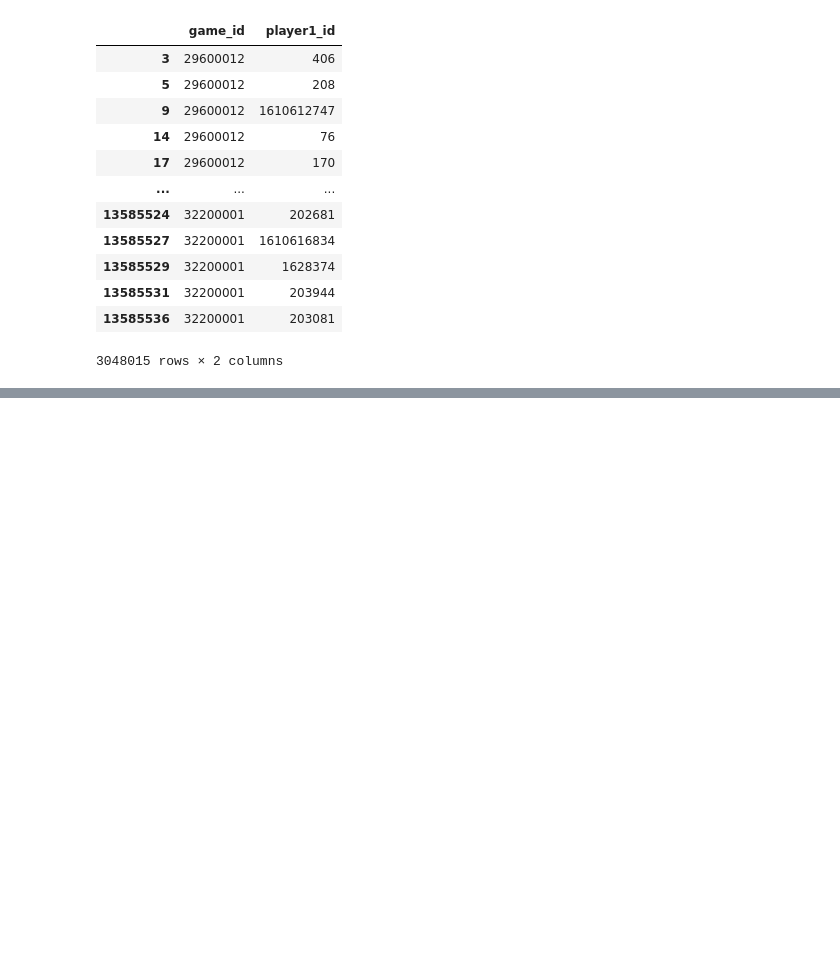
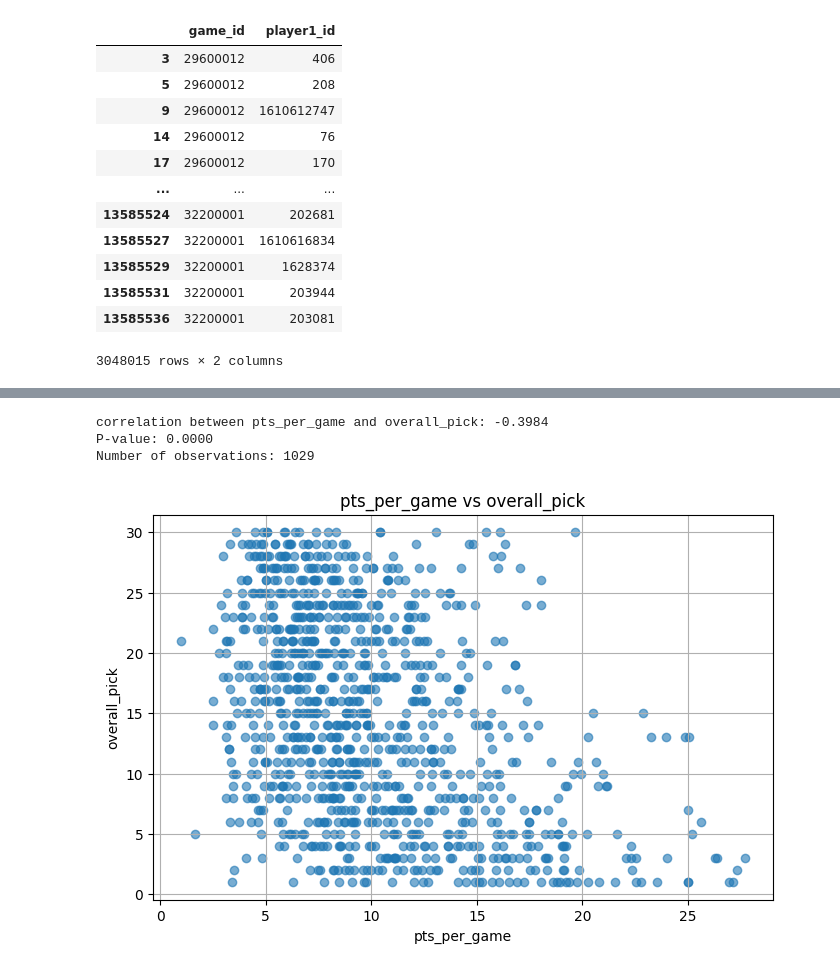
Before and after one commit to AIPAVL0V/python-basketball-project, a Jupyter notebook: notebooks/hypothesis_predraft-points.ipynb, the cells around one changed output, grey strips where cells are left out. Cells and saved outputs as stored; diff of their text form; code cells hidden in the pictures; blank space fills up the shorter version.

```diff
--- a/notebooks/hypothesis_predraft-points.ipynb
+++ b/notebooks/hypothesis_predraft-points.ipynb
@@ -244,0 +261,5 @@ player_total_rebounds
+# %%
+players = pd.merge(players, player_total_points, on='player_id', how='left')
+players = pd.merge(players, player_total_assists, on='player_id', how='left')
+players = pd.merge(players, player_total_rebounds, on='player_id', how='left')
+players
@@ -244,0 +280,29 @@ player_total_rebounds
+# %%
+def correlation_plot(df, x_col, y_col, method="pearson"):
+    temp = df[[x_col, y_col]].dropna()
+
+    if method == "pearson":
+        corr, p_value = pearsonr(temp[x_col], temp[y_col])
+    else:
+        corr, p_value = spearmanr(temp[x_col], temp[y_col])
+
+    print(f"correlation between {x_col} and {y_col}: {corr:.4f}")
+    print(f"P-value: {p_value:.4f}")
+    print(f"Number of observations: {len(temp)}")
+
+    plt.figure(figsize=(8, 5))
+    plt.scatter(temp[x_col], temp[y_col], alpha=0.6)
+
+
+    plt.title(f"{x_col} vs {y_col}")
+    plt.xlabel(x_col)
+    plt.ylabel(y_col)
+    plt.grid(True)
+    plt.show()
+# %%
+correlation_plot(players, "pts_per_game", "overall_pick", method="spearman")
+# %% [output]
+correlation between pts_per_game and overall_pick: -0.3984
+P-value: 0.0000
+Number of observations: 1029
+[figure, added]
```
Also changed, not shown: parts of 8 cells of this notebook.
